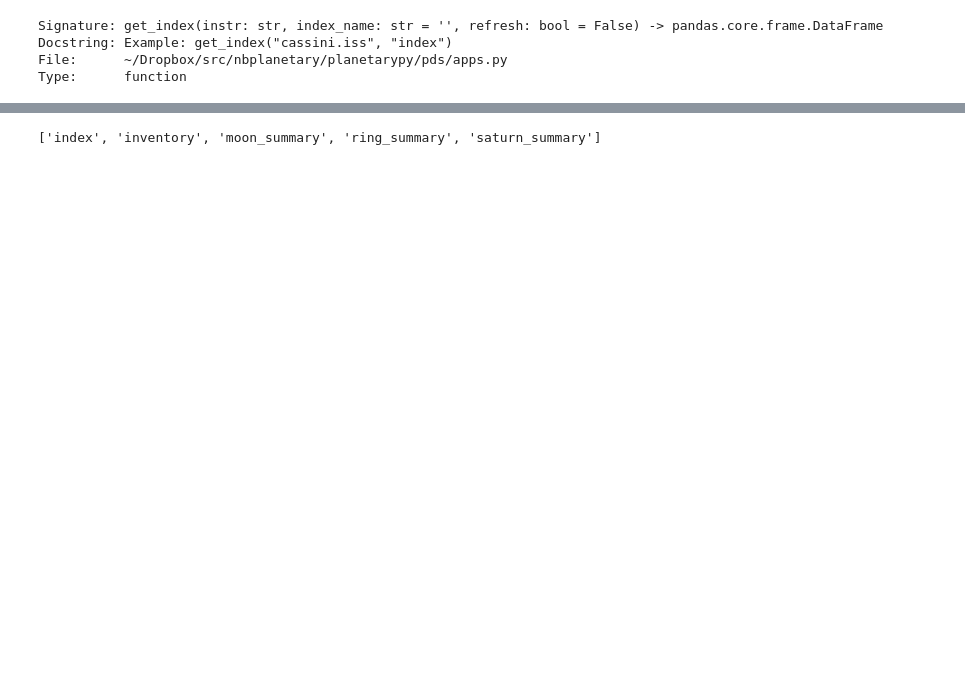
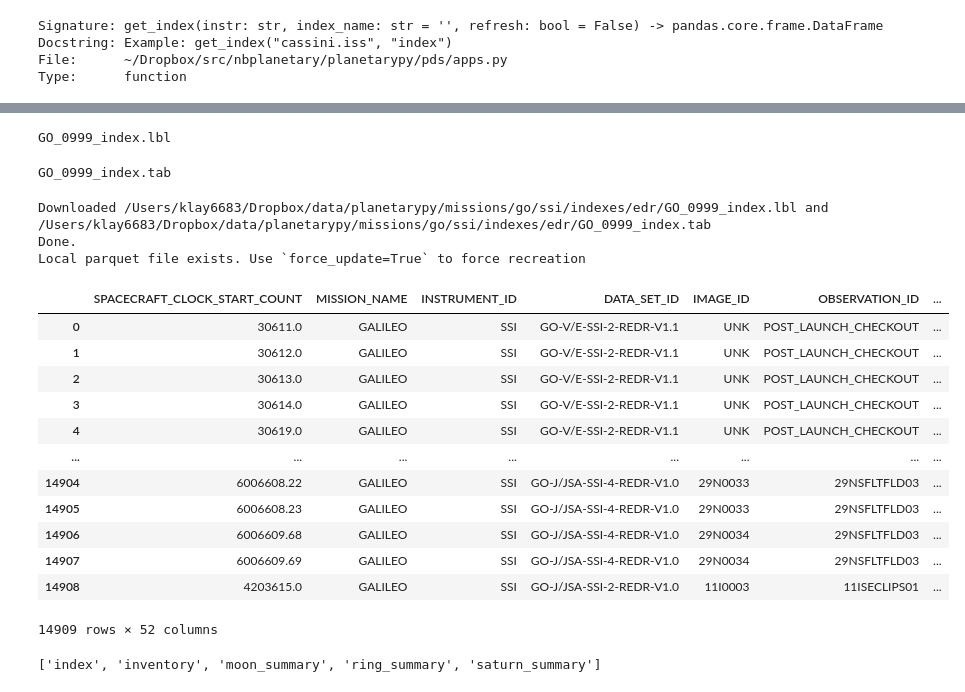
Before and after one commit to michaelaye/nbplanetary, a Jupyter notebook: notebooks/tutorials/apps_demo.ipynb, the cells around one changed output, grey strips where cells are left out. Cells and saved outputs as stored; diff of their text form; code cells hidden in the pictures; blank space fills up the shorter version.

```diff
--- a/notebooks/tutorials/apps_demo.ipynb
+++ b/notebooks/tutorials/apps_demo.ipynb
@@ -90,0 +95,3 @@ get_index("cassini.uvis.ring_summary")
+# %%
+get_index('go.ssi.edr')
+# %% [output]
@@ -91,3 +100,21 @@ get_index("cassini.uvis.ring_summary")
+GO_0999_index.lbl
+GO_0999_index.tab
+Downloaded /Users/klay6683/Dropbox/data/planetarypy/missions/go/ssi/indexes/edr/GO_0999_index.lbl and /Users/klay6683/Dropbox/data/planetarypy/missions/go/ssi/indexes/edr/GO_0999_index.tab
+Done.
+Local parquet file exists. Use `force_update=True` to force recreation
+|  | SPACECRAFT_CLOCK_START_COUNT | MISSION_NAME | INSTRUMENT_ID | DATA_SET_ID | IMAGE_ID | OBSERVATION_ID | ... |
+| 0 | 30611.0 | GALILEO | SSI | GO-V/E-SSI-2-REDR-V1.1 | UNK | POST_LAUNCH_CHECKOUT | ... |
+| 1 | 30612.0 | GALILEO | SSI | GO-V/E-SSI-2-REDR-V1.1 | UNK | POST_LAUNCH_CHECKOUT | ... |
+| 2 | 30613.0 | GALILEO | SSI | GO-V/E-SSI-2-REDR-V1.1 | UNK | POST_LAUNCH_CHECKOUT | ... |
+| 3 | 30614.0 | GALILEO | SSI | GO-V/E-SSI-2-REDR-V1.1 | UNK | POST_LAUNCH_CHECKOUT | ... |
+| 4 | 30619.0 | GALILEO | SSI | GO-V/E-SSI-2-REDR-V1.1 | UNK | POST_LAUNCH_CHECKOUT | ... |
+| ... | ... | ... | ... | ... | ... | ... | ... |
+| 14904 | 6006608.22 | GALILEO | SSI | GO-J/JSA-SSI-4-REDR-V1.0 | 29N0033 | 29NSFLTFLD03 | ... |
+| 14905 | 6006608.23 | GALILEO | SSI | GO-J/JSA-SSI-4-REDR-V1.0 | 29N0033 | 29NSFLTFLD03 | ... |
+| 14906 | 6006609.68 | GALILEO | SSI | GO-J/JSA-SSI-4-REDR-V1.0 | 29N0034 | 29NSFLTFLD03 | ... |
+| 14907 | 6006609.69 | GALILEO | SSI | GO-J/JSA-SSI-4-REDR-V1.0 | 29N0034 | 29NSFLTFLD03 | ... |
+| 14908 | 4203615.0 | GALILEO | SSI | GO-J/JSA-SSI-2-REDR-V1.0 | 11I0003 | 11ISECLIPS01 | ... |
+14909 rows × 52 columns
 # %%
 find_indexes("cassini.iss")
 # %% [output]
```
Also changed, not shown: parts of 3 cells of this notebook, 12 other files.
